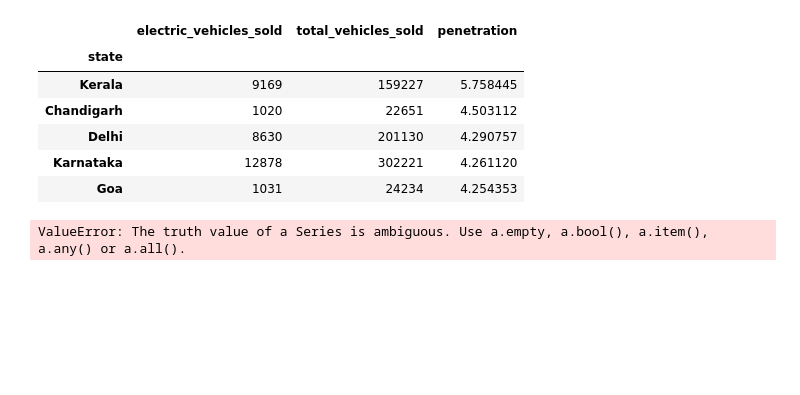
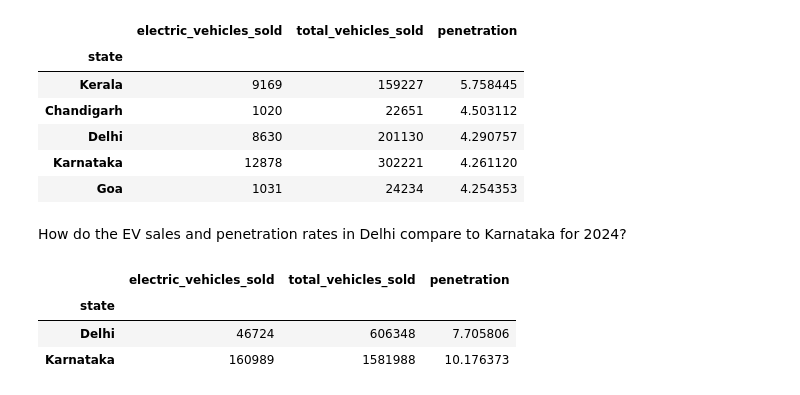
Before and after one commit to giriprasathd/Pyspark_projects, a Jupyter notebook: Challenge/main.ipynb, the cells around one changed output. Drawn from its saved outputs; the diff is of its cells as text; code cells hidden in the pictures; blank space fills up the shorter version.

```diff
--- a/Challenge/main.ipynb
+++ b/Challenge/main.ipynb
@@ -125,7 +125,19 @@ total.sort_values("penetration",ascending=False).head(5)
 | Delhi | 8630 | 201130 | 4.290757 |
 | Karnataka | 12878 | 302221 | 4.261120 |
 | Goa | 1031 | 24234 | 4.254353 |
-# %%
-markers_date[markers_date["fiscal_year"]in [2024,2023]]
-# %% [output]
-ValueError: The truth value of a Series is ambiguous. Use a.empty, a.bool(), a.item(), a.any() or a.all().
+# %% [markdown]
+How do the EV sales and penetration rates in Delhi compare to
+Karnataka for 2024?
+# %%
+#two_wheeler = (state_date[state_date["vehicle_category"]=="4-Wheelers"])
+two_whe_24=state_date[state_date["fiscal_year"]==2024]
+two_whe_sr= two_whe_24[(two_whe_24["state"]=="Delhi")|(two_whe_24["state"]=="Karnataka")]
+total = two_whe_sr.groupby("state")[["electric_vehicles_sold", "total_vehicles_sold"]].sum()
+total["penetration"] = total["electric_vehicles_sold"]/total["total_vehicles_sold"]*100
+
+total
+# %% [output]
+|  | electric_vehicles_sold | total_vehicles_sold | penetration |
+| state |  |  |  |
+| Delhi | 46724 | 606348 | 7.705806 |
+| Karnataka | 160989 | 1581988 | 10.176373 |
```
Also changed, not shown: parts of 7 cells of this notebook.
